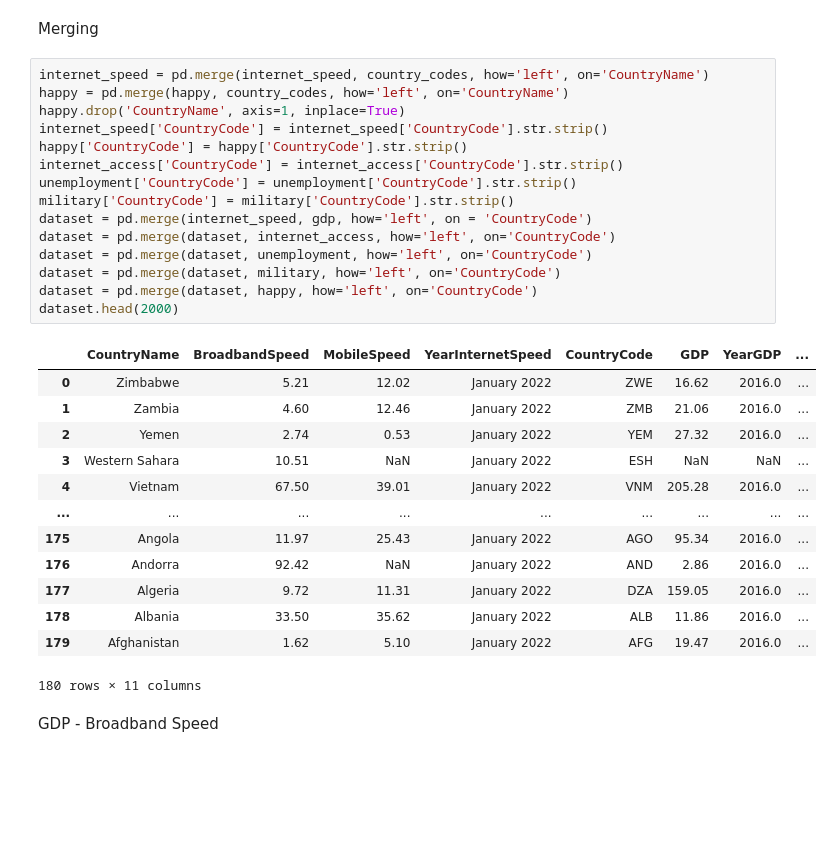
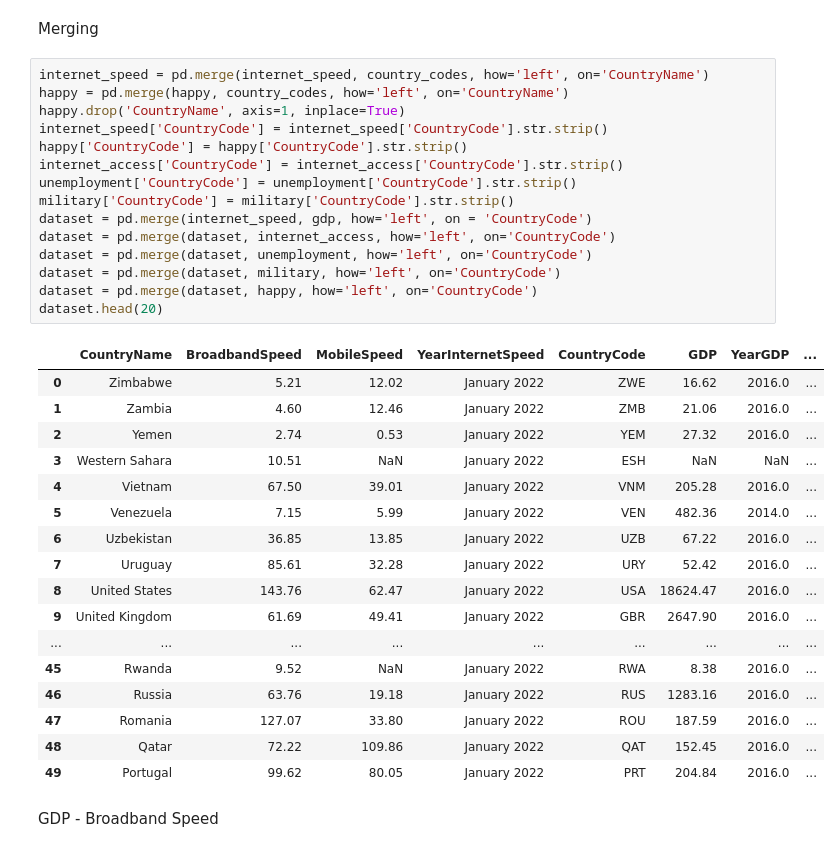
Before and after one commit to Gr4ph1xZ/DataAnalysisAndMachineLearningInternetSpeed, a Jupyter notebook: python/notebook.ipynb, the cells around one changed output. Drawn from its saved outputs; the diff is of its cells as text; blank space fills up the shorter version.

```diff
--- a/python/notebook.ipynb
+++ b/python/notebook.ipynb
@@ -86,32 +89,36 @@ Merging
 # %%
 internet_speed = pd.merge(internet_speed, country_codes, how='left', on='CountryName')
 happy = pd.merge(happy, country_codes, how='left', on='CountryName')
 happy.drop('CountryName', axis=1, inplace=True)
 internet_speed['CountryCode'] = internet_speed['CountryCode'].str.strip()
 happy['CountryCode'] = happy['CountryCode'].str.strip()
 internet_access['CountryCode'] = internet_access['CountryCode'].str.strip()
 unemployment['CountryCode'] = unemployment['CountryCode'].str.strip()
 military['CountryCode'] = military['CountryCode'].str.strip()
 dataset = pd.merge(internet_speed, gdp, how='left', on = 'CountryCode')
 dataset = pd.merge(dataset, internet_access, how='left', on='CountryCode')
 dataset = pd.merge(dataset, unemployment, how='left', on='CountryCode')
 dataset = pd.merge(dataset, military, how='left', on='CountryCode')
 dataset = pd.merge(dataset, happy, how='left', on='CountryCode')
-dataset.head(2000)
+dataset.head(20)
 # %% [output]
 |  | CountryName | BroadbandSpeed | MobileSpeed | YearInternetSpeed | CountryCode | GDP | YearGDP | ... |
 | 0 | Zimbabwe | 5.21 | 12.02 | January 2022 | ZWE | 16.62 | 2016.0 | ... |
 | 1 | Zambia | 4.60 | 12.46 | January 2022 | ZMB | 21.06 | 2016.0 | ... |
 | 2 | Yemen | 2.74 | 0.53 | January 2022 | YEM | 27.32 | 2016.0 | ... |
 | 3 | Western Sahara | 10.51 | NaN | January 2022 | ESH | NaN | NaN | ... |
 | 4 | Vietnam | 67.50 | 39.01 | January 2022 | VNM | 205.28 | 2016.0 | ... |
+| 5 | Venezuela | 7.15 | 5.99 | January 2022 | VEN | 482.36 | 2014.0 | ... |
+| 6 | Uzbekistan | 36.85 | 13.85 | January 2022 | UZB | 67.22 | 2016.0 | ... |
+| 7 | Uruguay | 85.61 | 32.28 | January 2022 | URY | 52.42 | 2016.0 | ... |
+| 8 | United States | 143.76 | 62.47 | January 2022 | USA | 18624.47 | 2016.0 | ... |
+| 9 | United Kingdom | 61.69 | 49.41 | January 2022 | GBR | 2647.90 | 2016.0 | ... |
 | ... | ... | ... | ... | ... | ... | ... | ... | ... |
-| 175 | Angola | 11.97 | 25.43 | January 2022 | AGO | 95.34 | 2016.0 | ... |
-| 176 | Andorra | 92.42 | NaN | January 2022 | AND | 2.86 | 2016.0 | ... |
-| 177 | Algeria | 9.72 | 11.31 | January 2022 | DZA | 159.05 | 2016.0 | ... |
-| 178 | Albania | 33.50 | 35.62 | January 2022 | ALB | 11.86 | 2016.0 | ... |
-| 179 | Afghanistan | 1.62 | 5.10 | January 2022 | AFG | 19.47 | 2016.0 | ... |
+| 45 | Rwanda | 9.52 | NaN | January 2022 | RWA | 8.38 | 2016.0 | ... |
+| 46 | Russia | 63.76 | 19.18 | January 2022 | RUS | 1283.16 | 2016.0 | ... |
+| 47 | Romania | 127.07 | 33.80 | January 2022 | ROU | 187.59 | 2016.0 | ... |
+| 48 | Qatar | 72.22 | 109.86 | January 2022 | QAT | 152.45 | 2016.0 | ... |
+| 49 | Portugal | 99.62 | 80.05 | January 2022 | PRT | 204.84 | 2016.0 | ... |
-180 rows × 11 columns
 # %% [markdown]
 GDP - Broadband Speed
 # %%
```
Also changed, not shown: parts of 33 cells of this notebook.
